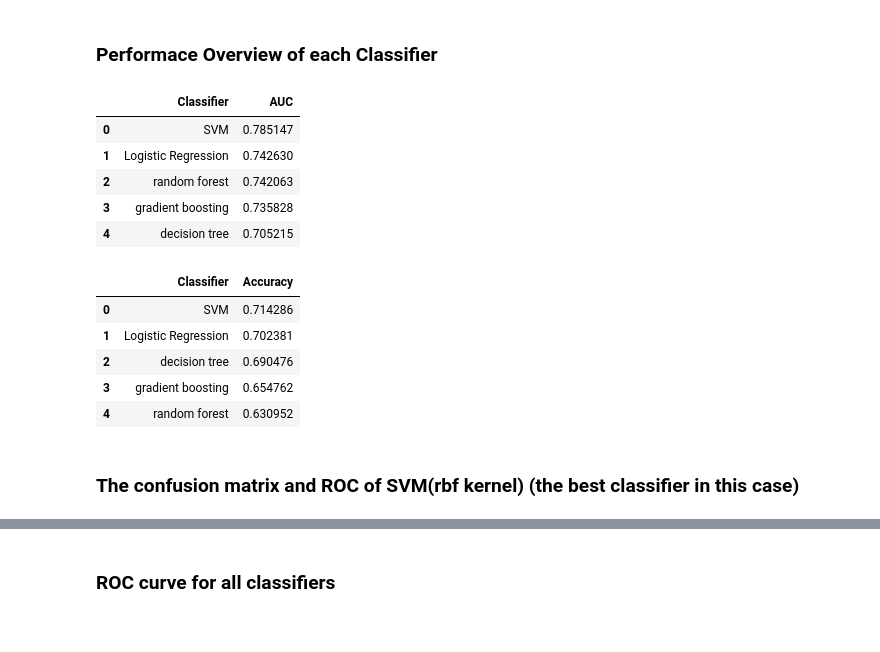
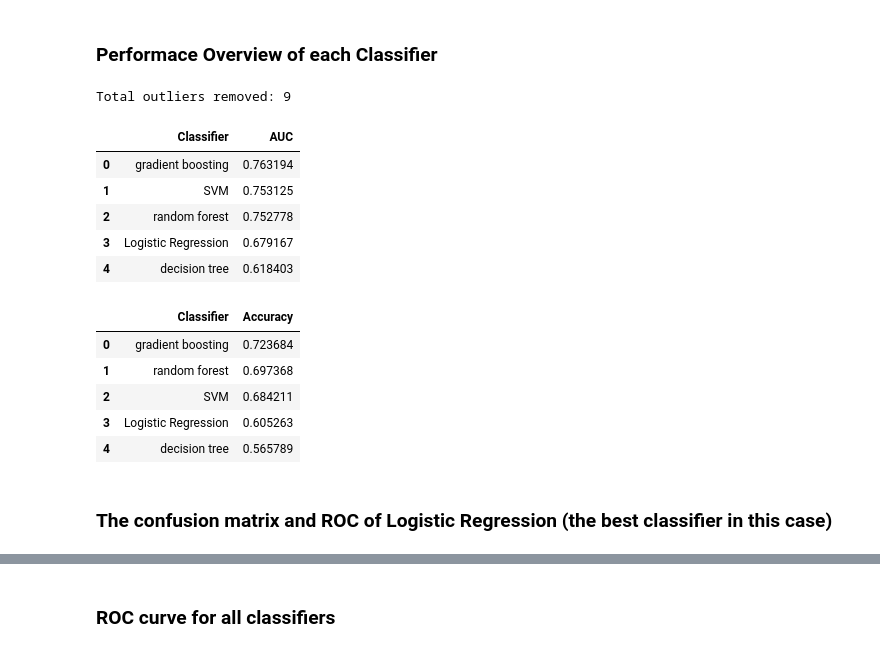
Before and after one commit to sdot08/Optimization-of-Responsive-Neurostimulation-RNS-Therapy-through-Data-Mining-Approaches, a Jupyter notebook: src/ML results_222_2.ipynb, the cells around one changed output, grey strips where cells are left out. Cells and saved outputs as stored; diff of their text form; code cells hidden in the pictures.

```diff
--- a/src/ML results_222_2.ipynb
+++ b/src/ML results_222_2.ipynb
@@ -59,15 +58,21 @@ plot_3d_var_list = ['low_gamma2', 'beta2','all1']
+# %%
+
+
+
+features_list = ['delta', 'beta','low_gamma']
+plot_3d_var_list = ['beta2', 'beta4','low_gamma3']
+
+
+import pickle
+#p231, p222_1, p222_2, p222_3 = pickle.load(open(hp.prepath_pat + '231' +'_trained.p', "rb" )),pickle.load(open(hp.prepath_pat + '222_1' +'_trained.p', "rb" )), pickle.load(open(hp.prepath_pat + '222_2' +'_trained.p', "rb" )), pickle.load(open(hp.prepath_pat + '222_3' +'_trained.p', "rb" ))
+p222_2 = pickle.load(open(hp.prepath_pat + '222_2' +'_trained.p', "rb" ))
 # %% [markdown]
 ## 1. Data loading
 # %% [markdown]
 ### What the data looks like
 # %%
-import pickle
-data = pickle.load( open( "../data/ml_ready_data.p", "rb" ) )
-# remove outliers
-data = JJ.remove_outliers(data)
-
+pat = p222_2
+display(pd.DataFrame(p222_2.features))
 pd.set_option('display.max_rows', 10)
 pd.set_option('display.max_columns', 10)
-
-data
 # %% [output]
@@ -101,21 +105,22 @@ Total outliers removed: 68
 # %% [markdown]
 ### Performace Overview of each Classifier
 # %%
-X_train, X_test, y_train, y_test = JJ.get_ml_data(data, patid, if_scaler = 1, if_remove_icd = 1)
+X_train, X_test, y_train, y_test = modules.get_ml_data(pat)
 
-JJ.scores_estimators(X_test, y_test, patid = patid)
+JJ.scores_estimators(X_test, y_test, pat = pat)
 # %% [output]
+Total outliers removed: 9
 |  | Classifier | AUC |
-| 0 | SVM | 0.785147 |
-| 1 | Logistic Regression | 0.742630 |
-| 2 | random forest | 0.742063 |
-| 3 | gradient boosting | 0.735828 |
-| 4 | decision tree | 0.705215 |
+| 0 | gradient boosting | 0.763194 |
+| 1 | SVM | 0.753125 |
+| 2 | random forest | 0.752778 |
+| 3 | Logistic Regression | 0.679167 |
+| 4 | decision tree | 0.618403 |
 |  | Classifier | Accuracy |
-| 0 | SVM | 0.714286 |
-| 1 | Logistic Regression | 0.702381 |
-| 2 | decision tree | 0.690476 |
-| 3 | gradient boosting | 0.654762 |
-| 4 | random forest | 0.630952 |
+| 0 | gradient boosting | 0.723684 |
+| 1 | random forest | 0.697368 |
+| 2 | SVM | 0.684211 |
+| 3 | Logistic Regression | 0.605263 |
+| 4 | decision tree | 0.565789 |
 # %% [markdown]
-### The confusion matrix and ROC of SVM(rbf kernel) (the best classifier in this case)
+### The confusion matrix and ROC of Logistic Regression (the best classifier in this case)
```
Also changed, not shown: parts of 11 cells of this notebook, 13 other files.
